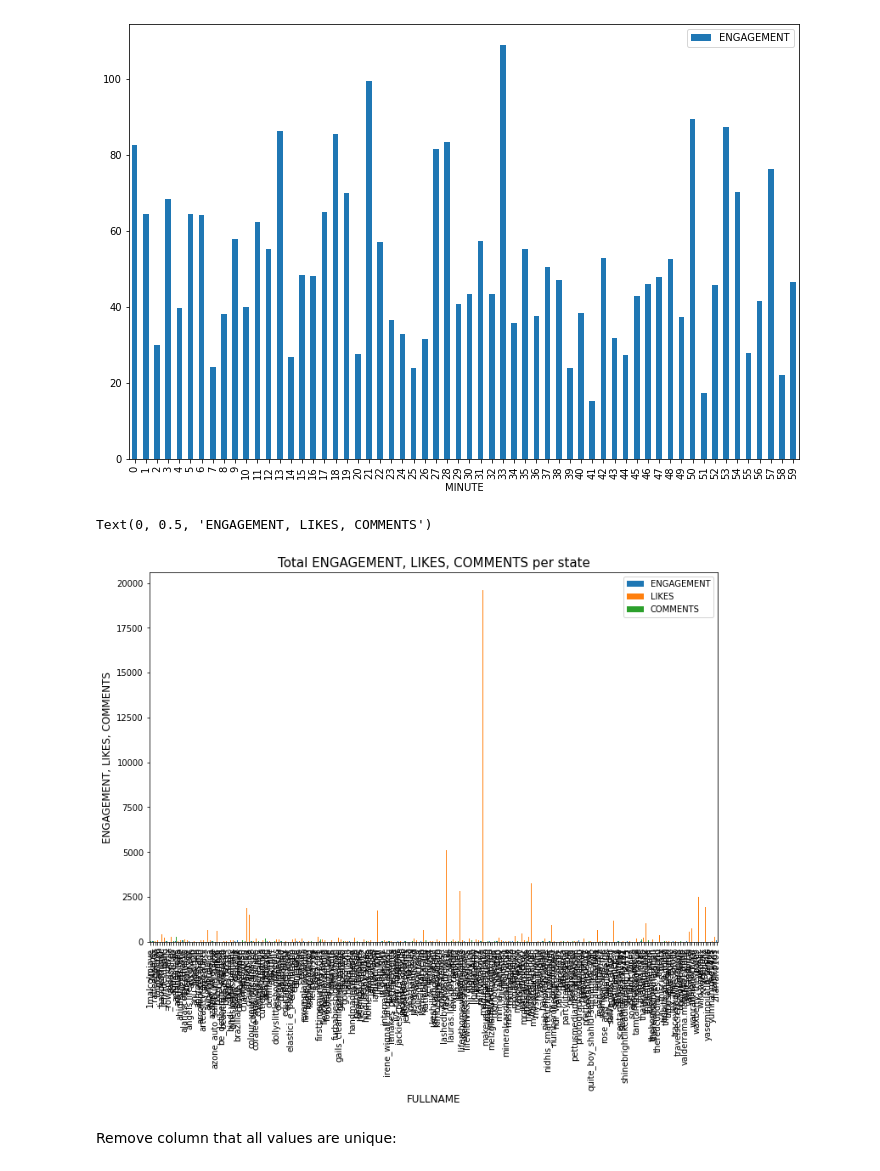
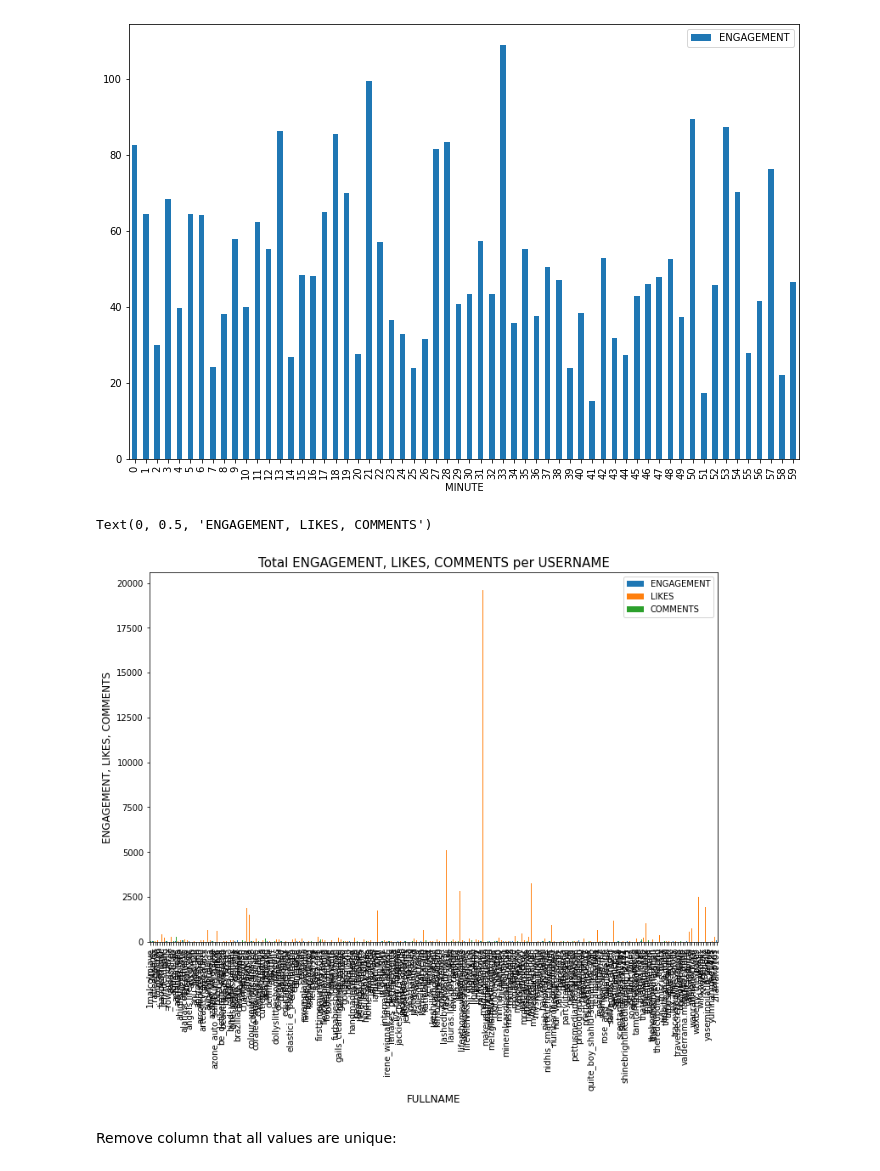
Before and after one commit to Raanank10/Instagram-s-influencers, a Jupyter notebook: Instagram_influencers.ipynb, the cells around one changed output. Saved outputs shown, nothing was run; the diff lists cells and outputs as text; code cells hidden in the pictures.

```diff
--- a/Instagram_influencers.ipynb
+++ b/Instagram_influencers.ipynb
@@ -242,13 +244,13 @@ per_MINUTE.plot(y=["ENGAGEMENT"], kind="bar",figsize=(12,8))
 # %%
 per_FULLNAME = df.groupby(['USERNAME']).sum()
 per_FULLNAME.plot(y=["ENGAGEMENT", "LIKES","COMMENTS"], kind="bar",figsize=(12,8))
 
-plt.title("Total ENGAGEMENT, LIKES, COMMENTS per state",fontsize=15)
+plt.title("Total ENGAGEMENT, LIKES, COMMENTS per USERNAME",fontsize=15)
 plt.xlabel('FULLNAME',fontsize=12)
 plt.ylabel('ENGAGEMENT, LIKES, COMMENTS',fontsize=12)
 # %% [output]
 Text(0, 0.5, 'ENGAGEMENT, LIKES, COMMENTS')
-[figure, old version]
+[figure, new version]
 # %% [markdown]
 Remove column that all values are unique:
 # %%
```
Also changed, not shown: parts of 12 cells of this notebook.
